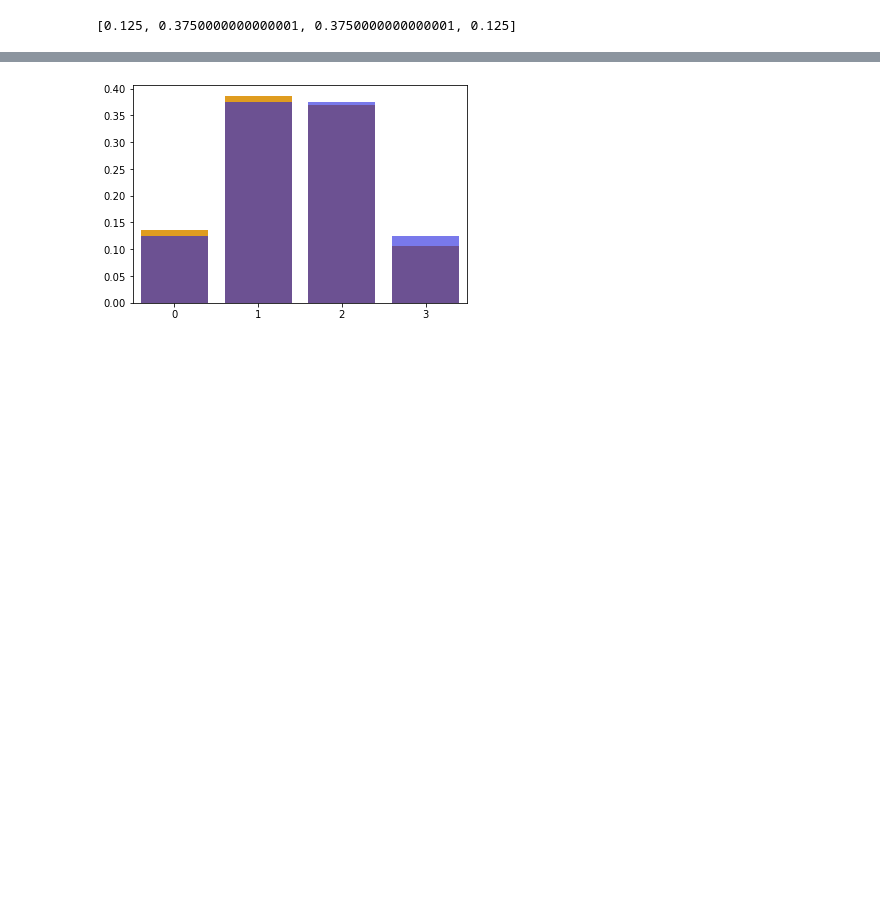
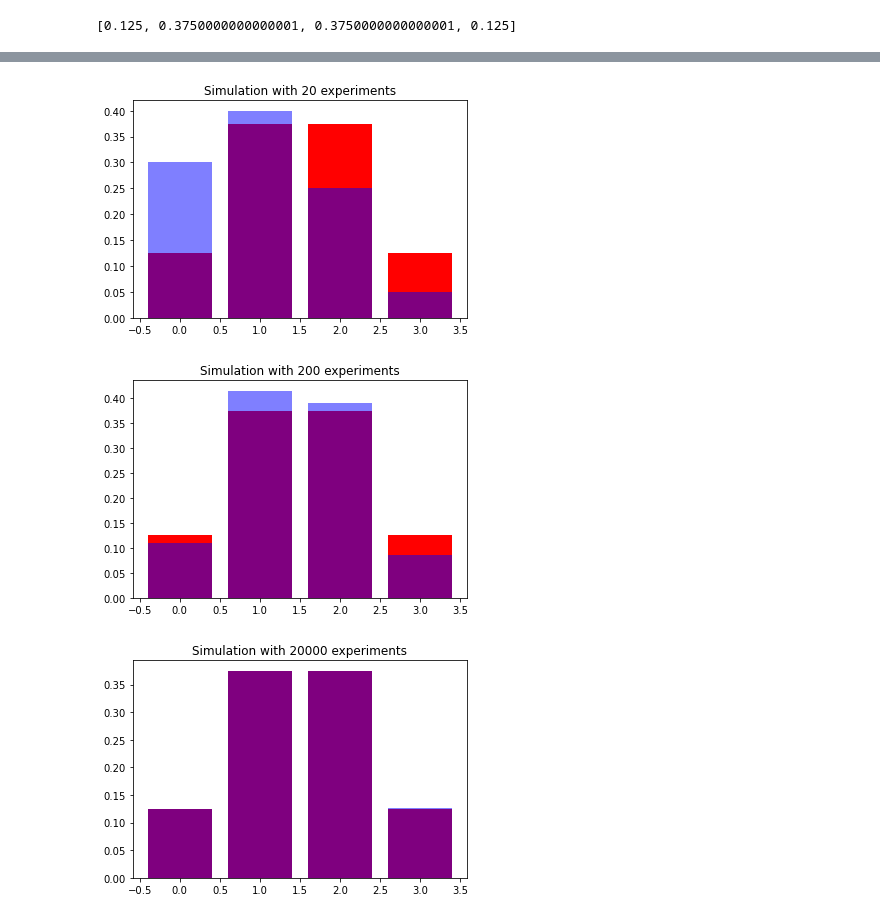
Before and after one commit to DiegoFLM/probability-with-Python, a Jupyter notebook: binomial.ipynb, the cells around one changed output, grey strips where cells are left out. Saved outputs shown, nothing was run; the diff lists cells and outputs as text; code cells hidden in the pictures; blank space fills up the shorter version.

```diff
--- a/binomial.ipynb
+++ b/binomial.ipynb
@@ -103,4 +104,21 @@ plotHist(100)
-# %%
-plotHist(300)
-# %% [output]
-[figure, removed]
+# %%
+# with pyplot:
+def plot_hist(num_trials):
+  values = [0,1,2,3]
+  arr = []
+  for _ in range(num_trials):
+    arr.append(binomial(3, 0.5))
+  simulated = np.unique(arr, return_counts=True)[1]/len(arr)
+  theoretical = [binom(3, 0.5).pmf(k) for k in values]
+  plt.bar(values, theoretical, label = 'Theoretical', color = 'red')
+  plt.bar(values, simulated, label = 'Simulation', alpha = 0.5, color = 'blue')
+  plt.title('Simulation with {} experiments'.format(num_trials))
+  plt.show()
+
+plot_hist(20)
+plot_hist(200)
+plot_hist(20000)
+# %% [output]
+[figure, added]
+[figure, added]
+[figure, added]
```
Also changed, not shown: parts of 6 cells of this notebook.
